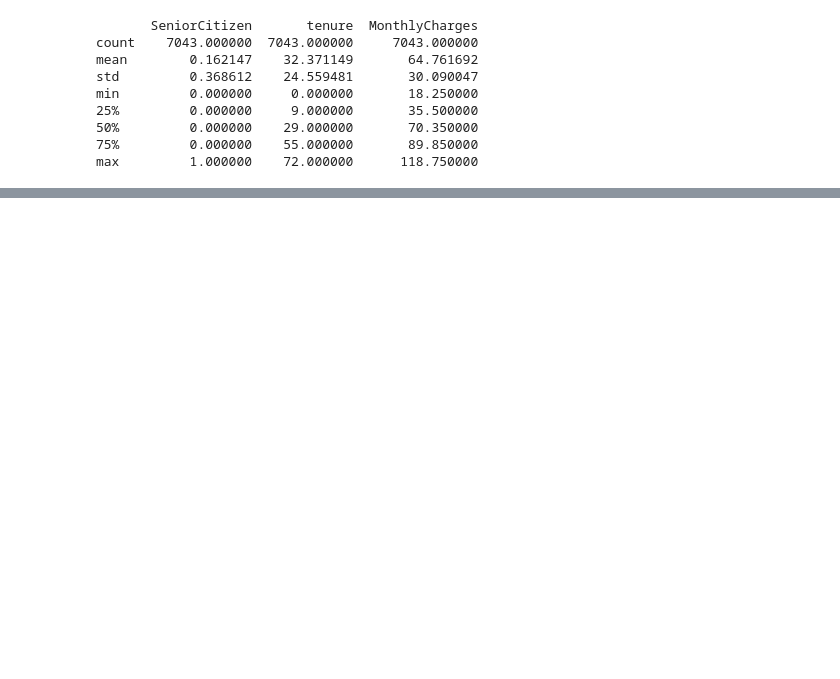
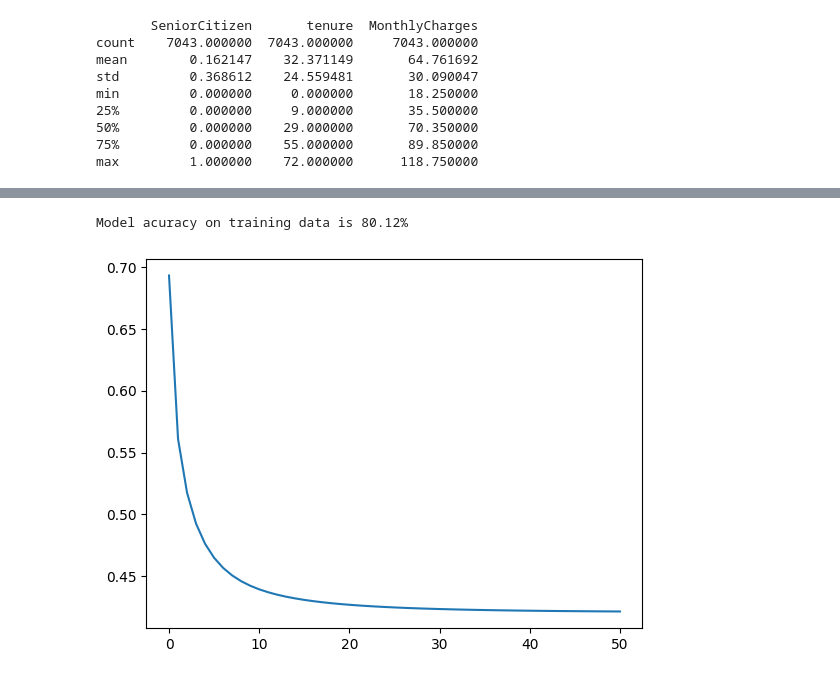
Before and after one commit to mt3312/ML_Practice, a Jupyter notebook: Customer_Churn/LogisticRegression.ipynb, the cells around one changed output, grey strips where cells are left out. Saved outputs shown, nothing was run; the diff lists cells and outputs as text; code cells hidden in the pictures; blank space fills up the shorter version.

```diff
--- a/Customer_Churn/LogisticRegression.ipynb
+++ b/Customer_Churn/LogisticRegression.ipynb
@@ -84,0 +76,10 @@ pd.get_dummies(new_data,drop_first=True)
+# %%
+#label enocding
+
+from sklearn.preprocessing import LabelEncoder
+
+data_LE = data.copy()
+categorical_cols = data.select_dtypes(include=['object']).columns  # Categorical columns
+label_encoder = LabelEncoder()
+for col in categorical_cols:
+    data_LE[col] = label_encoder.fit_transform(data_LE[col])
@@ -84,0 +180,5 @@ pd.get_dummies(new_data,drop_first=True)
+# %%
+runmodel(num_features=X_train_LE.shape[1],X=X_train_LE,y=y_train_LE)
+# %% [output]
+Model acuracy on training data is 80.12%
+[figure, added]
```
Also changed, not shown: parts of 12 cells of this notebook.
